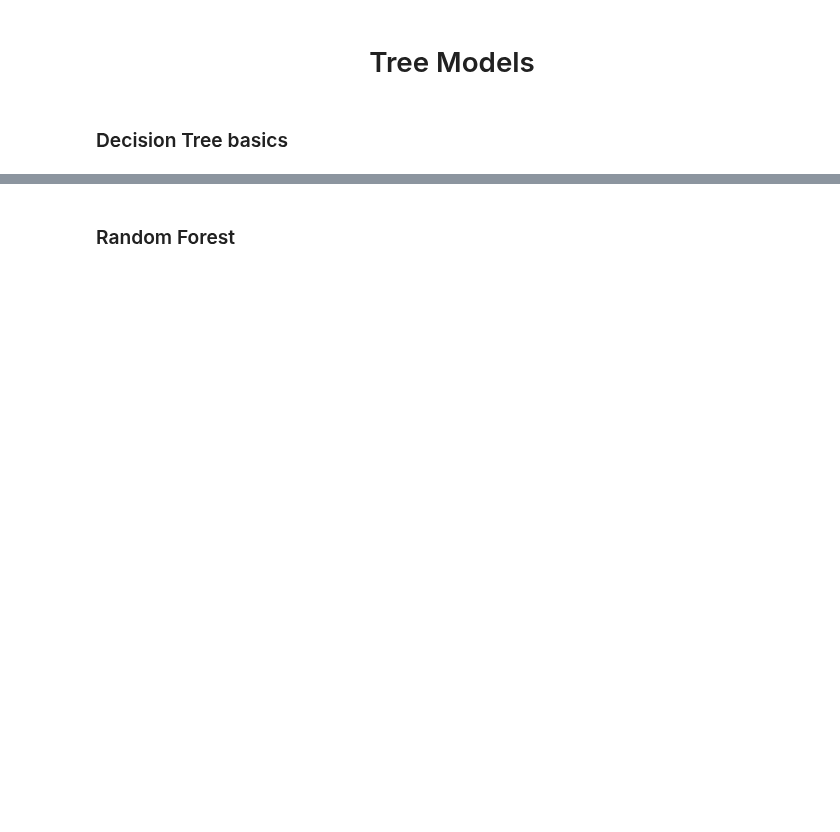
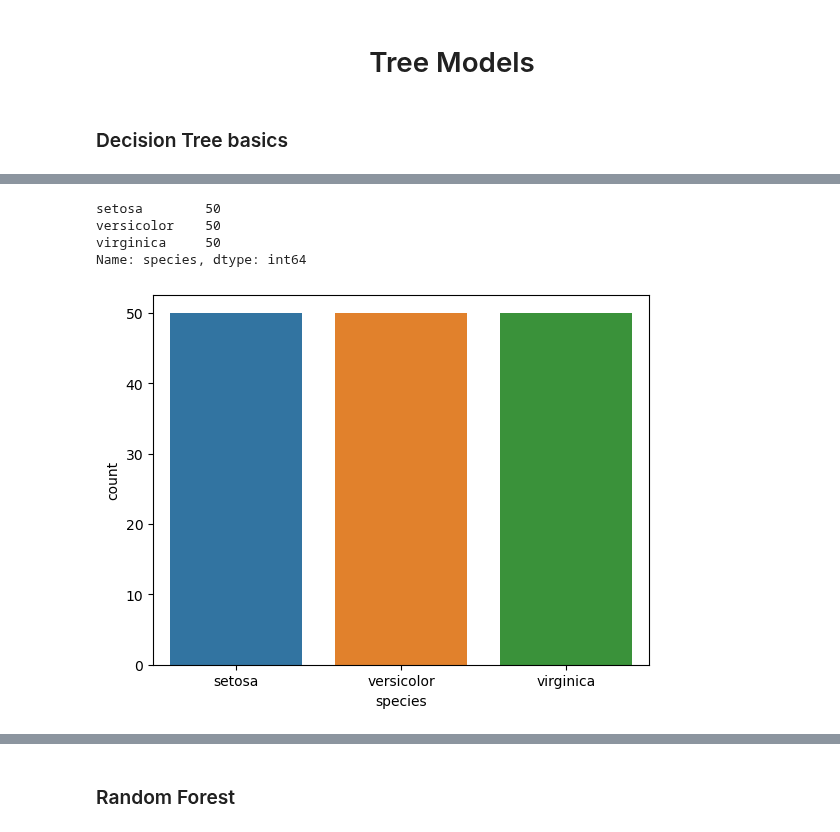
Before and after one commit to honghanhh/py40a12l2, a Jupyter notebook: lectures/lecture6/trees.ipynb, the cells around one changed output, grey strips where cells are left out. Drawn from its saved outputs; the diff is of its cells as text; code cells hidden in the pictures; blank space fills up the shorter version.

```diff
--- a/lectures/lecture6/trees.ipynb
+++ b/lectures/lecture6/trees.ipynb
@@ -4,0 +11,2 @@
+# %%
+iris_df = sns.load_dataset('iris')
@@ -4,0 +22,12 @@
+# %%
+iris_df.species.value_counts()
+# %% [output]
+setosa        50
+versicolor    50
+virginica     50
+Name: species, dtype: int64
+# %%
+sns.countplot(data=iris_df, x='species')
+plt.show()
+# %% [output]
+[figure, added]
```
Also changed, not shown: parts of 12 cells of this notebook, 12 other files.
